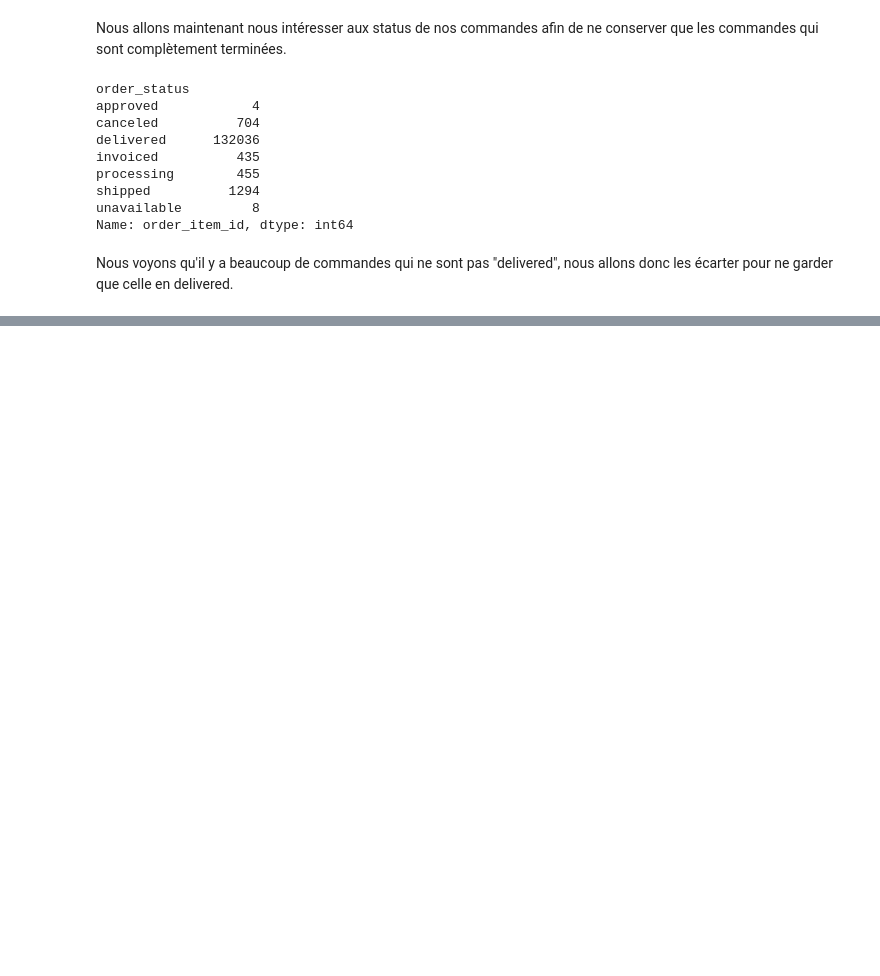
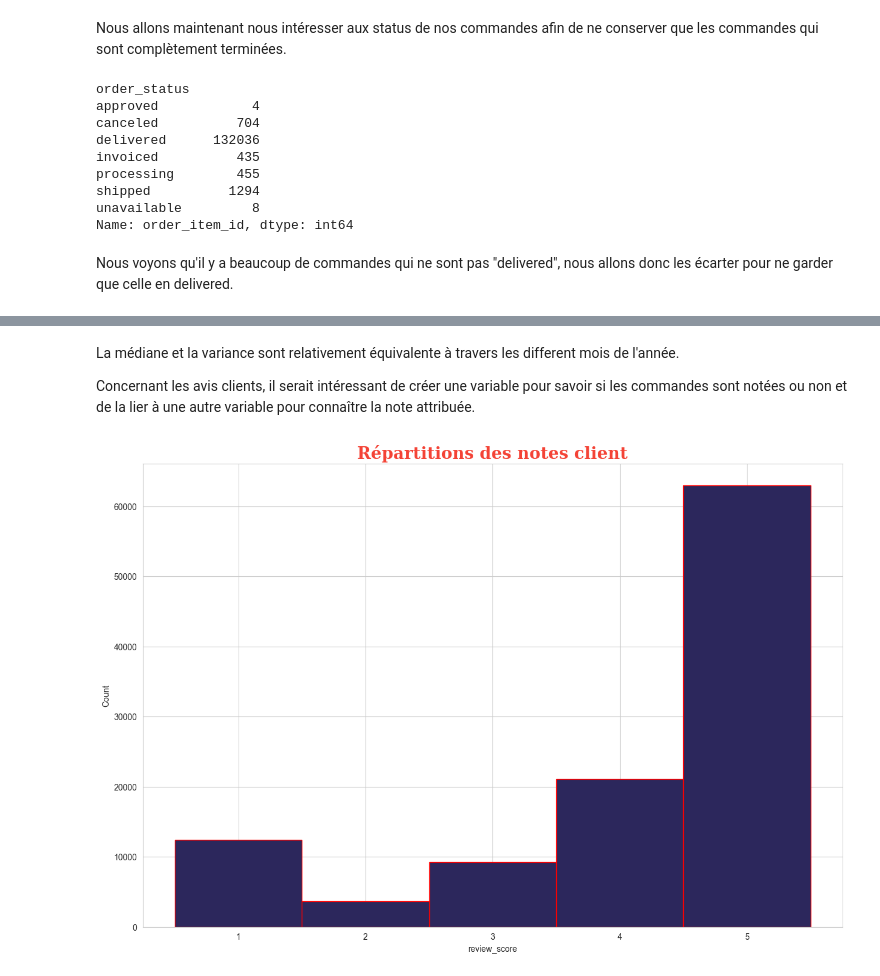
Before and after one commit to laildfz/P4_machine_learning, a Jupyter notebook: desfossez_rayan_notebook_clean_112022.ipynb, the cells around one changed output, grey strips where cells are left out. Drawn from its saved outputs; the diff is of its cells as text; code cells hidden in the pictures; blank space fills up the shorter version.

```diff
--- a/desfossez_rayan_notebook_clean_112022.ipynb
+++ b/desfossez_rayan_notebook_clean_112022.ipynb
@@ -295,0 +344,22 @@ order_items = order_items[order_items["order_status"] == "delivered"]
+# %% [markdown]
+La médiane et la variance sont relativement équivalente à travers les different mois de l'année.
+
+Concernant les avis clients, il serait intéressant de créer une variable pour savoir si les commandes sont notées ou non et de la lier à une autre variable pour connaître la note attribuée.
+# %%
+reviews_group = order_reviews.groupby("order_id").agg({"review_id": "count","review_score": "mean"})
+order_items = pd.merge(order_items, reviews_group, how="left", on="order_id")
+order_items = order_items.rename(columns={"review_id": "is_reviewed"})
+order_items.head()
+
+order_items["is_reviewed"] = np.where(order_items["is_reviewed"] == 1, True, False)
+
+plt.figure(figsize=(15, 10))
+sns.histplot(data=order_items, x="review_score",
+             discrete=True,
+             edgecolor="red",
+             color="#2c275c", alpha=1)
+
+plt.title("Répartitions des notes client",fontdict=font_title)
+plt.show()
+# %% [output]
+[figure, added]
```
Also changed, not shown: parts of 9 cells of this notebook.
